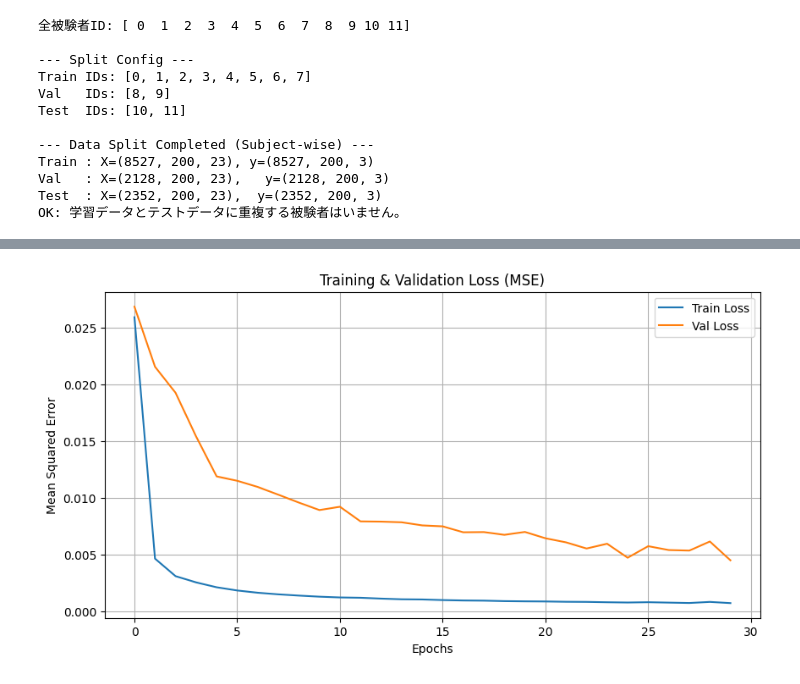
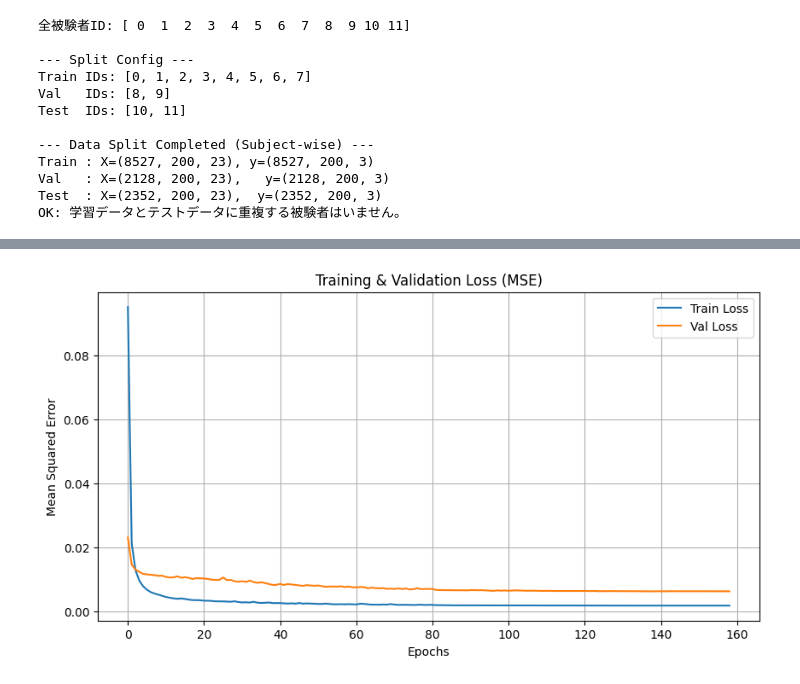
Before and after one commit to HideyukiNagashio/my-research-project, a Jupyter notebook: LSTM.ipynb, the cells around one changed output, grey strips where cells are left out. Saved outputs shown, nothing was run; the diff lists cells and outputs as text; code cells hidden in the pictures.

```diff
--- a/LSTM.ipynb
+++ b/LSTM.ipynb
@@ -106,7 +106,7 @@ from torch.utils.data import TensorDataset, DataLoader
 
 # ---  Tensor化とDataLoaderの作成 ---
 
-BATCH_SIZE = 64
+BATCH_SIZE = 512
 device = torch.device("cuda" if torch.cuda.is_available() else "cpu")
 
 # Tensorへの変換関数 (float32にキャスト)
@@ -203,14 +221,21 @@ LSTMRegression(
 import torch.optim as optim
 import time
 import matplotlib.pyplot as plt
+import copy
 
 # 設定
 lr = 0.001
-EPOCHS = 30  # 十分な収束のため30回ほど回します
+EPOCHS = 200  # 十分な収束のため30回ほど回します
+patience = 20      # 20エポック更新がなければ停止
+best_val_loss = float('inf')
+early_stop_counter = 0
 
 # 損失関数とオプティマイザ
 criterion = nn.MSELoss() # 回帰なのでMSE
 optimizer = optim.Adam(model.parameters(), lr=lr)
+
+# 学習率スケジューラ (検証ロスが下がらなくなったら学習率を0.5倍にする)
+scheduler = optim.lr_scheduler.ReduceLROnPlateau(optimizer, mode='min', factor=0.5, patience=5, verbose=True)
 
 # ログ用リスト
 train_losses = []
@@ -254,9 +279,29 @@ for epoch in range(EPOCHS):
     epoch_val_loss = val_loss / len(val_loader.dataset)
     val_losses.append(epoch_val_loss)
 
+    # スケジューラの更新
+    scheduler.step(epoch_val_loss)
+
     # 5エポックごとに経過を表示
     if (epoch + 1) % 1 == 0: # 毎回表示に変更（CPUだと進捗が不安になるため）
         print(f"Epoch [{epoch+1}/{EPOCHS}] | Train Loss(MSE): {epoch_train_loss:.5f} | Val Loss(MSE): {epoch_val_loss:.5f}")
+
+    # --- Early Stopping check ---
+    if epoch_val_loss < best_val_loss:
+        best_val_loss = epoch_val_loss
+        best_model_wts = copy.deepcopy(model.state_dict()) # 最良モデルを保存
+        early_stop_counter = 0
+        # モデル保存（必要ならファイルへ）
+        # torch.save(model.state_dict(), 'best_model.pth')
+    else:
+        early_stop_counter += 1
+        if early_stop_counter >= patience:
+            print(f"Early stopping triggered at epoch {epoch+1}")
+            break
+
+# 最良モデルをロード
+model.load_state_dict(best_model_wts)
+print("Best Val Loss:", best_val_loss)
 
 total_time = time.time() - start_time
 print(f"\n学習完了. 所要時間: {total_time:.1f}秒")
@@ -292 +338 @@ Epoch [30/30] | Train Loss(MSE): 0.00075 | Val Loss(MSE): 0.00451
-[figure, old version]
+[figure, new version]
```
Also changed, not shown: parts of 10 cells of this notebook, 2 other files.
